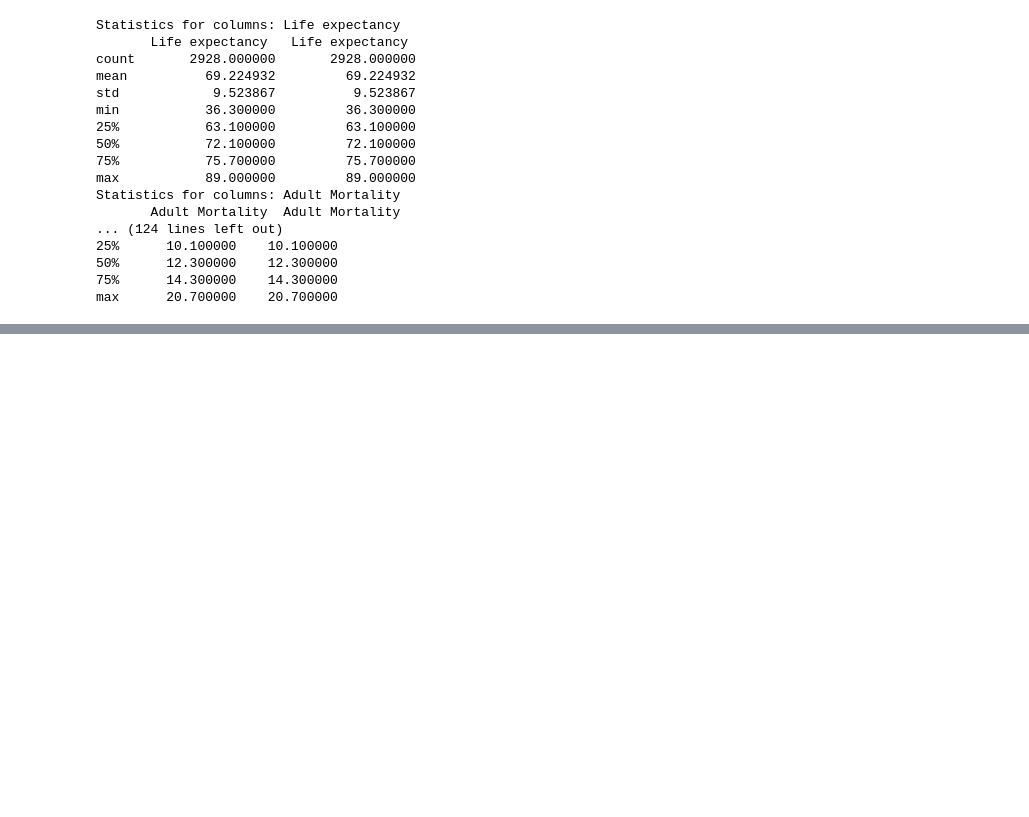
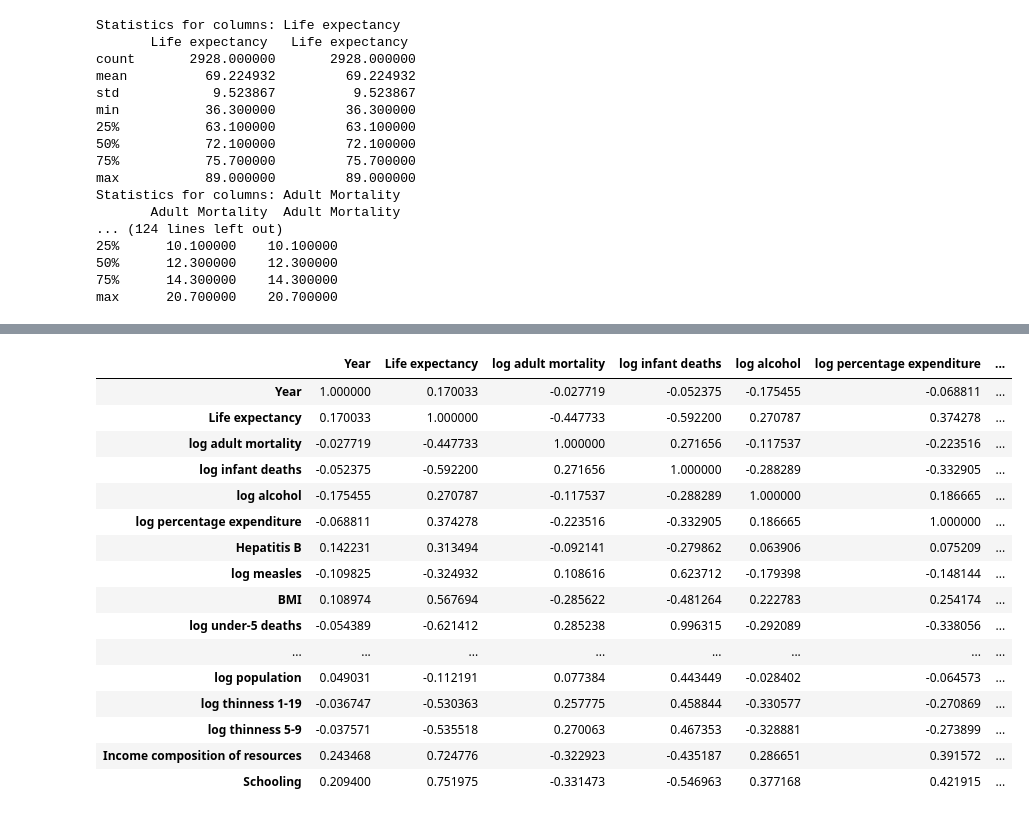
Before and after one commit to johnboy81918/thinkful, a Jupyter notebook: module 17/17 10.ipynb, the cells around one changed output, grey strips where cells are left out. Cells and saved outputs as stored; diff of their text form; code cells hidden in the pictures; blank space fills up the shorter version.

```diff
--- a/module 17/17 10.ipynb
+++ b/module 17/17 10.ipynb
@@ -294,0 +325,21 @@ le2.loc[le2["Country"] == 'Sierra Leone']
+# %%
+# make correlation matrix
+le3.corr()
+# %% [output]
+|  | Year | Life expectancy | log adult mortality | log infant deaths | log alcohol | log percentage expenditure | ... |
+| Year | 1.000000 | 0.170033 | -0.027719 | -0.052375 | -0.175455 | -0.068811 | ... |
+| Life expectancy | 0.170033 | 1.000000 | -0.447733 | -0.592200 | 0.270787 | 0.374278 | ... |
+| log adult mortality | -0.027719 | -0.447733 | 1.000000 | 0.271656 | -0.117537 | -0.223516 | ... |
+| log infant deaths | -0.052375 | -0.592200 | 0.271656 | 1.000000 | -0.288289 | -0.332905 | ... |
+| log alcohol | -0.175455 | 0.270787 | -0.117537 | -0.288289 | 1.000000 | 0.186665 | ... |
+| log percentage expenditure | -0.068811 | 0.374278 | -0.223516 | -0.332905 | 0.186665 | 1.000000 | ... |
+| Hepatitis B | 0.142231 | 0.313494 | -0.092141 | -0.279862 | 0.063906 | 0.075209 | ... |
+| log measles | -0.109825 | -0.324932 | 0.108616 | 0.623712 | -0.179398 | -0.148144 | ... |
+| BMI | 0.108974 | 0.567694 | -0.285622 | -0.481264 | 0.222783 | 0.254174 | ... |
+| log under-5 deaths | -0.054389 | -0.621412 | 0.285238 | 0.996315 | -0.292089 | -0.338056 | ... |
+| ... | ... | ... | ... | ... | ... | ... | ... |
+| log population | 0.049031 | -0.112191 | 0.077384 | 0.443449 | -0.028402 | -0.064573 | ... |
+| log thinness 1-19 | -0.036747 | -0.530363 | 0.257775 | 0.458844 | -0.330577 | -0.270869 | ... |
+| log thinness 5-9 | -0.037571 | -0.535518 | 0.270063 | 0.467353 | -0.328881 | -0.273899 | ... |
+| Income composition of resources | 0.243468 | 0.724776 | -0.322923 | -0.435187 | 0.286651 | 0.391572 | ... |
+| Schooling | 0.209400 | 0.751975 | -0.331473 | -0.546963 | 0.377168 | 0.421915 | ... |
```
Also changed, not shown: parts of 23 cells of this notebook.
